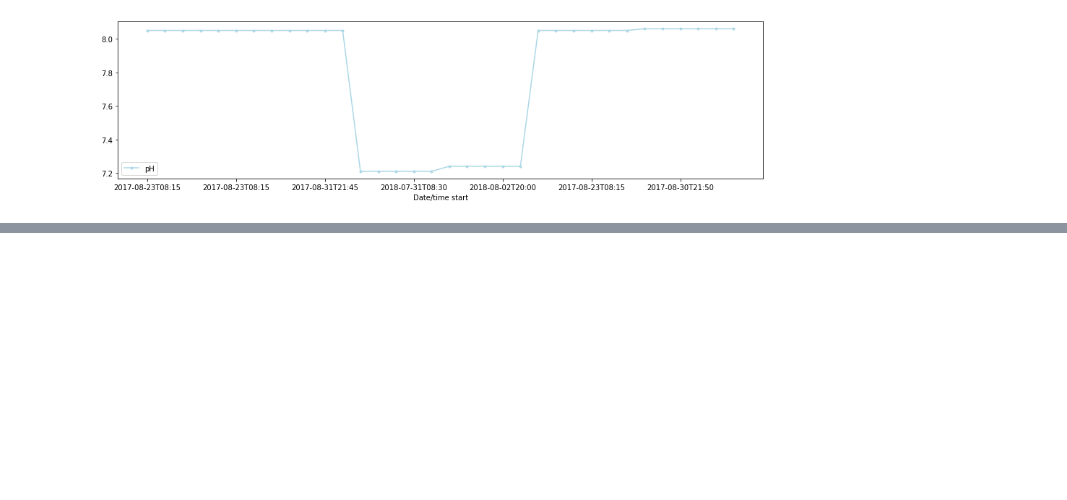
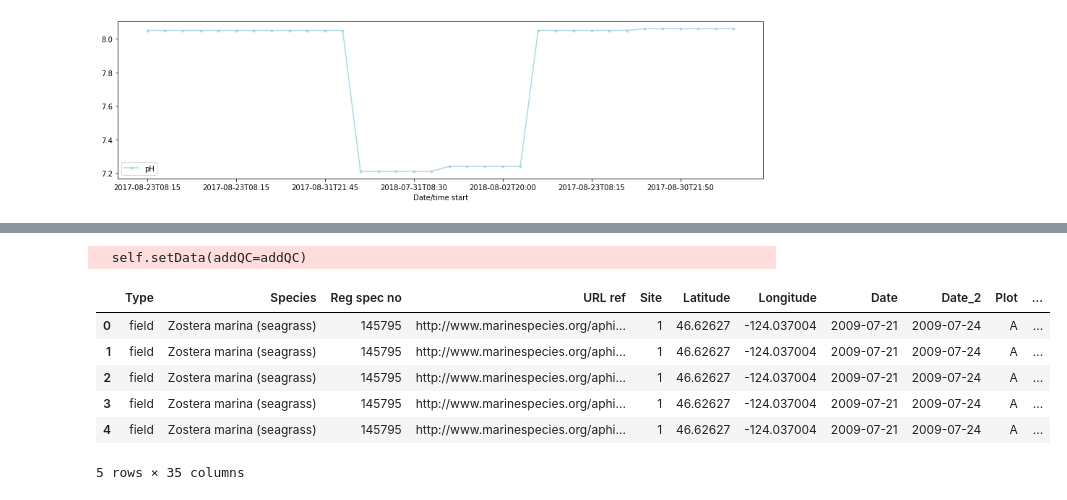
Before and after one commit to PBrockmann/PANGAEA_Scraping, a Jupyter notebook: PANGAEA_getData_ex1.py.ipynb, the cells around one changed output, grey strips where cells are left out. Saved outputs shown, nothing was run; the diff lists cells and outputs as text; code cells hidden in the pictures; blank space fills up the shorter version.

```diff
--- a/PANGAEA_getData_ex1.py.ipynb
+++ b/PANGAEA_getData_ex1.py.ipynb
@@ -66,0 +157,13 @@ ds.data.plot(x='Date/time start', y='pH', c='lightblue', marker='.', figsize=[16
+# %%
+ds = pandataset.PanDataSet(869832)
+#ds.data['CSC flag'].unique()
+ds.data.head()
+# %% [output]
+  self.setData(addQC=addQC)
+|  | Type | Species | Reg spec no | URL ref | Site | Latitude | Longitude | Date | Date_2 | Plot | ... |
+| 0 | field | Zostera marina (seagrass) | 145795 | http://www.marinespecies.org/aphi... | 1 | 46.62627 | -124.037004 | 2009-07-21 | 2009-07-24 | A | ... |
+| 1 | field | Zostera marina (seagrass) | 145795 | http://www.marinespecies.org/aphi... | 1 | 46.62627 | -124.037004 | 2009-07-21 | 2009-07-24 | A | ... |
+| 2 | field | Zostera marina (seagrass) | 145795 | http://www.marinespecies.org/aphi... | 1 | 46.62627 | -124.037004 | 2009-07-21 | 2009-07-24 | A | ... |
+| 3 | field | Zostera marina (seagrass) | 145795 | http://www.marinespecies.org/aphi... | 1 | 46.62627 | -124.037004 | 2009-07-21 | 2009-07-24 | A | ... |
+| 4 | field | Zostera marina (seagrass) | 145795 | http://www.marinespecies.org/aphi... | 1 | 46.62627 | -124.037004 | 2009-07-21 | 2009-07-24 | A | ... |
+5 rows × 35 columns
```
Also changed, not shown: parts of 9 cells of this notebook, 1 other file.
